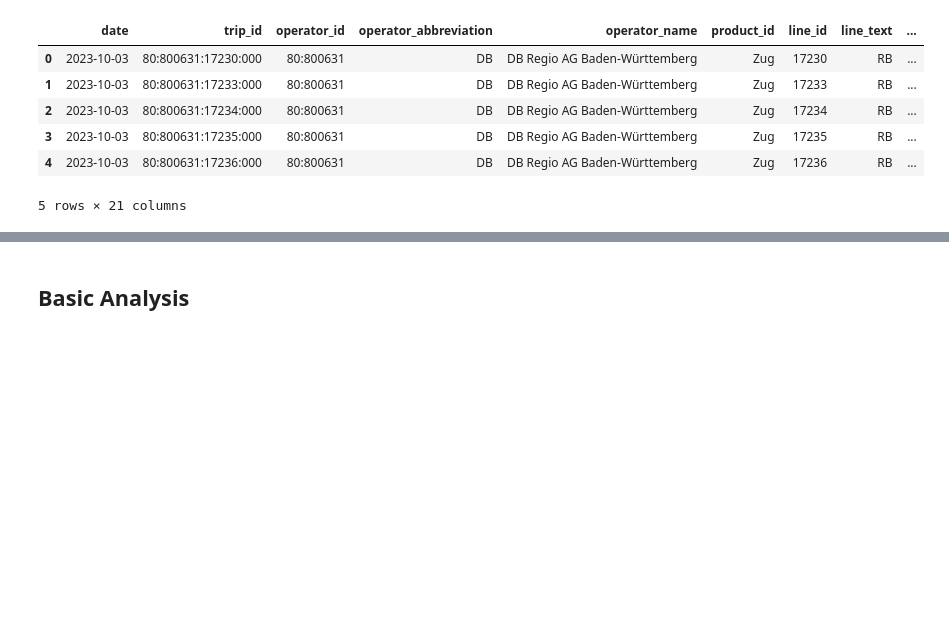
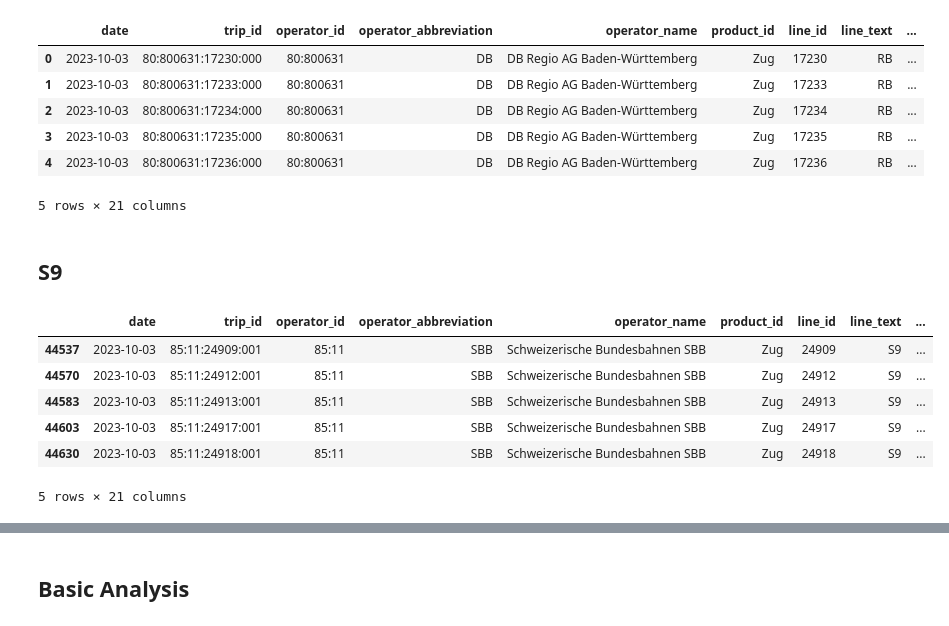
Before and after one commit to com-480-data-visualization/project-2023-choo-choo-data-darlings, a Jupyter notebook: preprocessing.ipynb, the cells around one changed output, grey strips where cells are left out. Saved outputs shown, nothing was run; the diff lists cells and outputs as text; code cells hidden in the pictures; blank space fills up the shorter version.

```diff
--- a/preprocessing.ipynb
+++ b/preprocessing.ipynb
@@ -133,3 +133,15 @@ transport_data.head()
 | 3 | 2023-10-03 | 80:800631:17235:000 | 80:800631 | DB | DB Regio AG Baden-Württemberg | Zug | 17235 | RB | ... |
 | 4 | 2023-10-03 | 80:800631:17236:000 | 80:800631 | DB | DB Regio AG Baden-Württemberg | Zug | 17236 | RB | ... |
 5 rows × 21 columns
+# %% [markdown]
+## S9
+# %%
+transport_data[(transport_data['stop_name'] == 'Moudon') & (transport_data['line_text'] == 'S9')].head()
+# %% [output]
+|  | date | trip_id | operator_id | operator_abbreviation | operator_name | product_id | line_id | line_text | ... |
+| 44537 | 2023-10-03 | 85:11:24909:001 | 85:11 | SBB | Schweizerische Bundesbahnen SBB | Zug | 24909 | S9 | ... |
+| 44570 | 2023-10-03 | 85:11:24912:001 | 85:11 | SBB | Schweizerische Bundesbahnen SBB | Zug | 24912 | S9 | ... |
+| 44583 | 2023-10-03 | 85:11:24913:001 | 85:11 | SBB | Schweizerische Bundesbahnen SBB | Zug | 24913 | S9 | ... |
+| 44603 | 2023-10-03 | 85:11:24917:001 | 85:11 | SBB | Schweizerische Bundesbahnen SBB | Zug | 24917 | S9 | ... |
+| 44630 | 2023-10-03 | 85:11:24918:001 | 85:11 | SBB | Schweizerische Bundesbahnen SBB | Zug | 24918 | S9 | ... |
+5 rows × 21 columns
```
Also changed, not shown: parts of 2 cells of this notebook.
